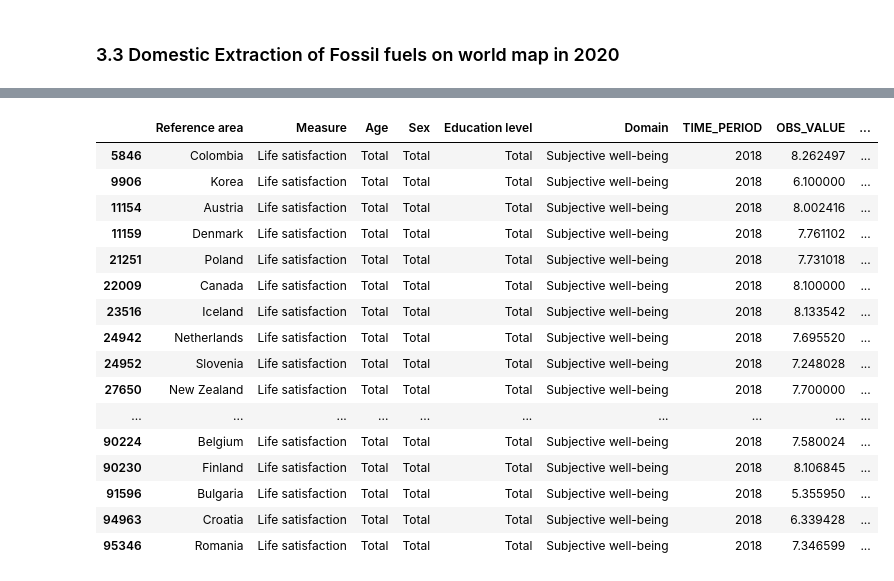
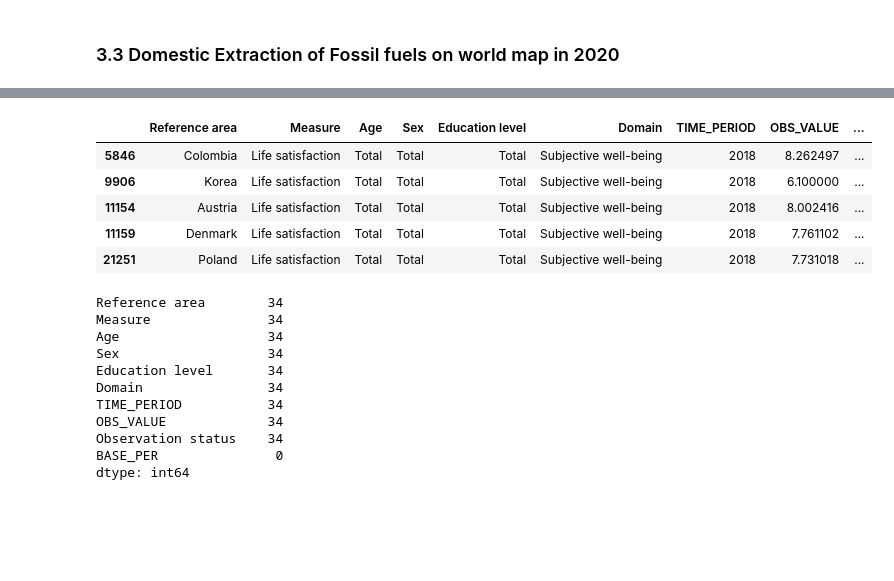
Before and after one commit to OrionFlame1/dataViz, a Jupyter notebook: Main_great.ipynb, the cells around one changed output, grey strips where cells are left out. Drawn from its saved outputs; the diff is of its cells as text; code cells hidden in the pictures; blank space fills up the shorter version.

```diff
--- a/Main_great.ipynb
+++ b/Main_great.ipynb
@@ -168,15 +168,17 @@ df_wb = remove_columns_from_dataset(columns_to_remove, df_wb)
 # %%
-# is_nan_df = df_mr.isna()
+def replace_country_names(df, name_dict, column="name"):
+    df[column] = df[column].replace(name_dict)
+    return df
 
-# # If a value is NaN is has True in is_nan_df. We could check if there is any True value
-# any(is_nan_df["1970"])
+# Usage example:
+country_replacements = {
+    "Russian Federation": "Russia",
+    "Czechia": "Czech Republic",
+    "Viet Nam": "Vietnam"
+}
 
-# nan_list = []
-# for c in is_nan_df.columns:
-#     if any(is_nan_df[c]):
-#         nan_list.append(c)
-
-# print(nan_list)
+df_mr = replace_country_names(df_mr, country_replacements, column="Country")
+df_wb = replace_country_names(df_wb, country_replacements, column="Reference area")
 # %% [markdown]
 # 3. Queries
 # %% [markdown]
@@ -258,23 +291,26 @@ plot_map(df_mr, flow = "Domestic Extraction", category = "Fossil fuels", year =
 # %%
 life_satisfaction = filter_wellbeing(df_wb, "Life satisfaction", "Subjective well-being", 2018)
-life_satisfaction
+life_satisfaction.head()
 # %% [output]
 |  | Reference area | Measure | Age | Sex | Education level | Domain | TIME_PERIOD | OBS_VALUE | ... |
 | 5846 | Colombia | Life satisfaction | Total | Total | Total | Subjective well-being | 2018 | 8.262497 | ... |
 | 9906 | Korea | Life satisfaction | Total | Total | Total | Subjective well-being | 2018 | 6.100000 | ... |
 | 11154 | Austria | Life satisfaction | Total | Total | Total | Subjective well-being | 2018 | 8.002416 | ... |
 | 11159 | Denmark | Life satisfaction | Total | Total | Total | Subjective well-being | 2018 | 7.761102 | ... |
 | 21251 | Poland | Life satisfaction | Total | Total | Total | Subjective well-being | 2018 | 7.731018 | ... |
-| 22009 | Canada | Life satisfaction | Total | Total | Total | Subjective well-being | 2018 | 8.100000 | ... |
-| 23516 | Iceland | Life satisfaction | Total | Total | Total | Subjective well-being | 2018 | 8.133542 | ... |
-| 24942 | Netherlands | Life satisfaction | Total | Total | Total | Subjective well-being | 2018 | 7.695520 | ... |
-| 24952 | Slovenia | Life satisfaction | Total | Total | Total | Subjective well-being | 2018 | 7.248028 | ... |
-| 27650 | New Zealand | Life satisfaction | Total | Total | Total | Subjective well-being | 2018 | 7.700000 | ... |
-| ... | ... | ... | ... | ... | ... | ... | ... | ... | ... |
-| 90224 | Belgium | Life satisfaction | Total | Total | Total | Subjective well-being | 2018 | 7.580024 | ... |
-| 90230 | Finland | Life satisfaction | Total | Total | Total | Subjective well-being | 2018 | 8.106845 | ... |
-| 91596 | Bulgaria | Life satisfaction | Total | Total | Total | Subjective well-being | 2018 | 5.355950 | ... |
-| 94963 | Croatia | Life satisfaction | Total | Total | Total | Subjective well-being | 2018 | 6.339428 | ... |
-| 95346 | Romania | Life satisfaction | Total | Total | Total | Subjective well-being | 2018 | 7.346599 | ... |
+# %%
+life_satisfaction.count()
+# %% [output]
+Reference area        34
+Measure               34
+Age                   34
+Sex                   34
+Education level       34
+Domain                34
+TIME_PERIOD           34
+OBS_VALUE             34
+Observation status    34
+BASE_PER               0
+dtype: int64
 # %%
 domestic_extraction_fossil_fuels = filter_minerals(df_mr, "Domestic Extraction", "Fossil fuels", 2018)
```
Also changed, not shown: parts of 14 cells of this notebook.
